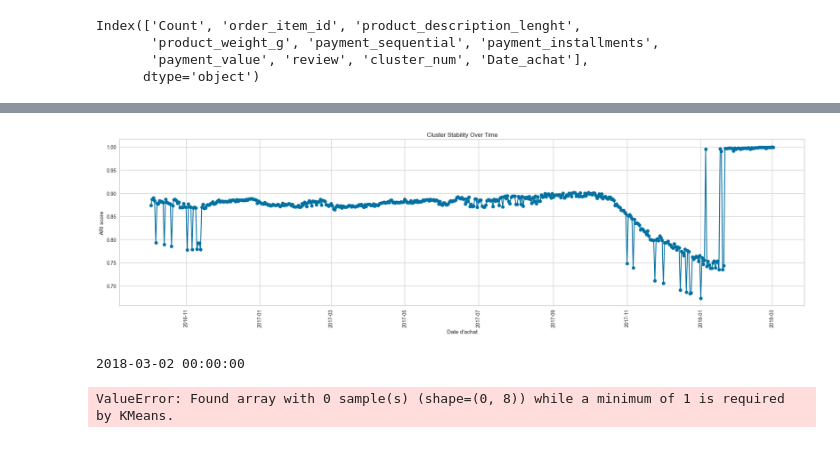
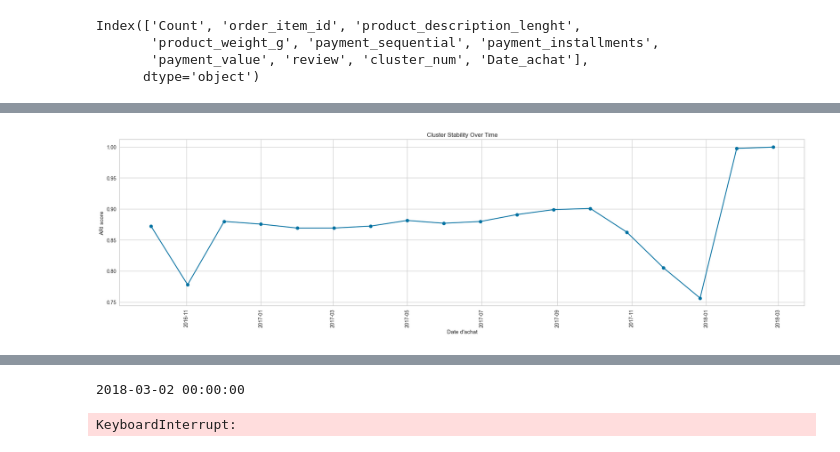
Before and after one commit to LucileRb/customer_segmentation, a Jupyter notebook: Clustering_dataset_reduit.ipynb, the cells around one changed output, grey strips where cells are left out. Cells and saved outputs as stored; diff of their text form; code cells hidden in the pictures.

```diff
--- a/Clustering_dataset_reduit.ipynb
+++ b/Clustering_dataset_reduit.ipynb
@@ -1249,6 +1318,8 @@ plt.show()
 # %%
-# Même chose en comparant avec t0
+%%time
 
+# Même chose en changeant d'echelle (mois)
+# (comparaison t0)
 
 # dernière date dispo = 29/08/2018
 last_day = pd.to_datetime('2018-08-29')
@@ -1266,38 +1337,39 @@ while date_fin <= last_day:
     date_achat.append(date_data)
 
     # filtrer dates et prendre 6 mois de données
-    filter_date = (df_ari['Date_achat'] > date_debut) & (df_ari['Date_achat'] < date_fin)
+    filter_date = (df_ari['Date_achat'] < date_fin)
     df_date = df_ari[filter_date].copy()
 
     # 'stocker' labels des clusters (pour ensuite comparer aux labels qu'on va prédire)
     labels_true = df_date['cluster_num']
 
     # copier le jeu de données sans prendre le nombre de clusters ni la date
     data_cluster = df_date[['Count', 'order_item_id', 'product_description_lenght', 'product_weight_g',
        'payment_sequential', 'payment_installments', 'payment_value', 'review']].copy()
     # kmeans
     km = KMeans(n_clusters = 3)
     km.fit(data_cluster)
 
     # prédire clusters
     labels_pred = km.predict(data_cluster)
 
     # calcul ari score
     ari = adjusted_rand_score(labels_true, labels_pred)
     ari_values.append(ari)
 
     # incrément d'un jour (pour la date de fin seulement)
-    date_data += datetime.timedelta(days = 1)
-    date_fin += datetime.timedelta(days = 1)
+    date_data += timedelta(days = 30)
+    date_fin += timedelta(days = 30)
 
 plt.figure(figsize = (20, 6))
 plt.plot(date_achat, ari_values, marker = 'o', linestyle = '-')
-plt.title('Cluster Stability Over Time')
+plt.title('Stabilité des clusters dans le temps - vue par mois')
 plt.xlabel("Date d'achat")
 plt.ylabel('ARI score')
 plt.xticks(rotation = 90)
 #plt.ylim((0, 1)) # pour avoir une échelle 0 - 1 sur l'axe y
 plt.grid(True)
 plt.tight_layout()
 plt.show()
 # %% [output]
+[figure, new version]
@@ -1305 +1377,0 @@ plt.show()
-[figure, old version]
@@ -1306,8 +1383,11 @@ plt.show()
 # %%
+%%time
+
 # Même chose en reculant dans le temps
 
 # dernière date dispo = 29/08/2018
-first_day = pd.to_datetime('2016-10-03')
+#first_day = pd.to_datetime('2016-10-03')
+first_day = pd.to_datetime('2016-11-15')
 
 # intervalle de temps
 date_fin = pd.to_datetime('2018-08-29')
@@ -1319,11 +1399,11 @@ date_data = date_debut
 ari_values = []
 date_achat = []
 
-while date_debut >= first_day:
+while date_debut > first_day:
     date_achat.append(date_data)
 
     # filtrer dates et prendre 6 mois de données
-    filter_date = (df_ari['Date_achat'] > date_debut) & (df_ari['Date_achat'] < date_fin)
+    filter_date = (df_ari['Date_achat'] > date_debut)
     df_date = df_ari[filter_date].copy()
 
     # 'stocker' labels des clusters (pour ensuite comparer aux labels qu'on va prédire)
@@ -1332,6 +1412,7 @@ while date_debut >= first_day:
     # copier le jeu de données sans prendre le nombre de clusters ni la date
     data_cluster = df_date[['Count', 'order_item_id', 'product_description_lenght', 'product_weight_g',
        'payment_sequential', 'payment_installments', 'payment_value', 'review']].copy()
+
     # kmeans
     km = KMeans(n_clusters = 3)
     km.fit(data_cluster)
@@ -1343,10 +1424,10 @@ while date_debut >= first_day:
     ari = adjusted_rand_score(labels_true, labels_pred)
     ari_values.append(ari)
 
-    # incrément d'un jour (pour la date de fin seulement)
-    date_data -= datetime.timedelta(days = 1)
-    date_fin -= datetime.timedelta(days = 1)
+    # décrément d'un jour (pour 'reculer' dans le temps)
+    date_data -= timedelta(days = 30)
 
+# Figure
 plt.figure(figsize = (20, 6))
 plt.plot(date_achat, ari_values, marker = 'o', linestyle = '-')
 plt.title('Cluster Stability Over Time')
@@ -1359,7 +1440,7 @@ plt.tight_layout()
 plt.show()
 # %% [output]
 2018-03-02 00:00:00
-ValueError: Found array with 0 sample(s) (shape=(0, 8)) while a minimum of 1 is required by KMeans.
+KeyboardInterrupt:
 # %%
 # articles à regarder :
 
```
Also changed, not shown: parts of 21 cells of this notebook, 2 other files.
